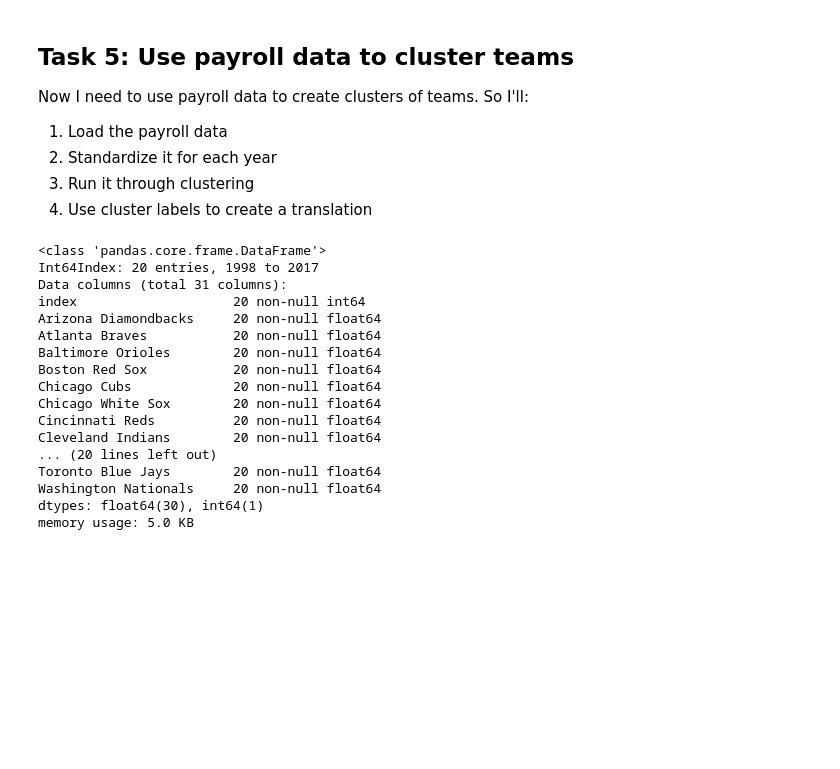
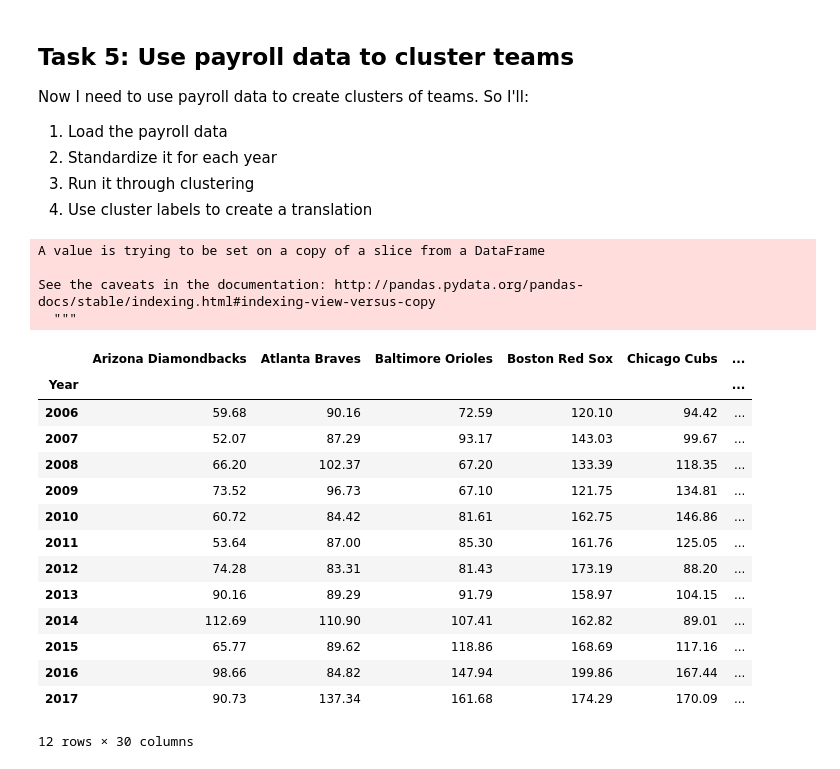
Before and after one commit to marichards/MLB_FA_Predictor, a Jupyter notebook: Assemble_Features.ipynb, the cells around one changed output. Saved outputs shown, nothing was run; the diff lists cells and outputs as text; code cells hidden in the pictures; blank space fills up the shorter version.

```diff
--- a/Assemble_Features.ipynb
+++ b/Assemble_Features.ipynb
@@ -146,0 +28,5 @@ See the caveats in the documentation: http://pandas.pydata.org/pandas-docs/stabl
+# %%
+# Demonstration of batting data creation
+batting_df = bfm.createBattingTable(engine)
+print(batting_df.shape)
+print(batting_df[batting_df.playerID == 'pujolal01'])
@@ -593,24 +323,28 @@ Now I need to use payroll data to create clusters of teams. So I'll:
 4. Use cluster labels to create a translation
 # %%
 # Load payroll data
-payrolls = pullFullTable('payrolls', engine)
-payrolls.set_index('Year', inplace=True)
-payrolls.info()
+payrolls = bfm.pullFullTable('payrolls', engine)
+payrolls_2006 = payrolls[payrolls.Year >= 2006]
+payrolls_2006.set_index('Year', inplace=True)
+payrolls_2006.drop(['index'], axis = 1, inplace=True)
+payrolls_2006
 # %% [output]
-<class 'pandas.core.frame.DataFrame'>
-Int64Index: 20 entries, 1998 to 2017
-Data columns (total 31 columns):
-index                    20 non-null int64
-Arizona Diamondbacks     20 non-null float64
-Atlanta Braves           20 non-null float64
-Baltimore Orioles        20 non-null float64
-Boston Red Sox           20 non-null float64
-Chicago Cubs             20 non-null float64
-Chicago White Sox        20 non-null float64
-Cincinnati Reds          20 non-null float64
-Cleveland Indians        20 non-null float64
-... (20 lines left out)
-Toronto Blue Jays        20 non-null float64
-Washington Nationals     20 non-null float64
-dtypes: float64(30), int64(1)
-memory usage: 5.0 KB
+A value is trying to be set on a copy of a slice from a DataFrame
+
+See the caveats in the documentation: http://pandas.pydata.org/pandas-docs/stable/indexing.html#indexing-view-versus-copy
+  """
+|  | Arizona Diamondbacks | Atlanta Braves | Baltimore Orioles | Boston Red Sox | Chicago Cubs | ... |
+| Year |  |  |  |  |  | ... |
+| 2006 | 59.68 | 90.16 | 72.59 | 120.10 | 94.42 | ... |
+| 2007 | 52.07 | 87.29 | 93.17 | 143.03 | 99.67 | ... |
+| 2008 | 66.20 | 102.37 | 67.20 | 133.39 | 118.35 | ... |
+| 2009 | 73.52 | 96.73 | 67.10 | 121.75 | 134.81 | ... |
+| 2010 | 60.72 | 84.42 | 81.61 | 162.75 | 146.86 | ... |
+| 2011 | 53.64 | 87.00 | 85.30 | 161.76 | 125.05 | ... |
+| 2012 | 74.28 | 83.31 | 81.43 | 173.19 | 88.20 | ... |
+| 2013 | 90.16 | 89.29 | 91.79 | 158.97 | 104.15 | ... |
+| 2014 | 112.69 | 110.90 | 107.41 | 162.82 | 89.01 | ... |
+| 2015 | 65.77 | 89.62 | 118.86 | 168.69 | 117.16 | ... |
+| 2016 | 98.66 | 84.82 | 147.94 | 199.86 | 167.44 | ... |
+| 2017 | 90.73 | 137.34 | 161.68 | 174.29 | 170.09 | ... |
+12 rows × 30 columns
```
Also changed, not shown: parts of 55 cells of this notebook, 9 other files.
